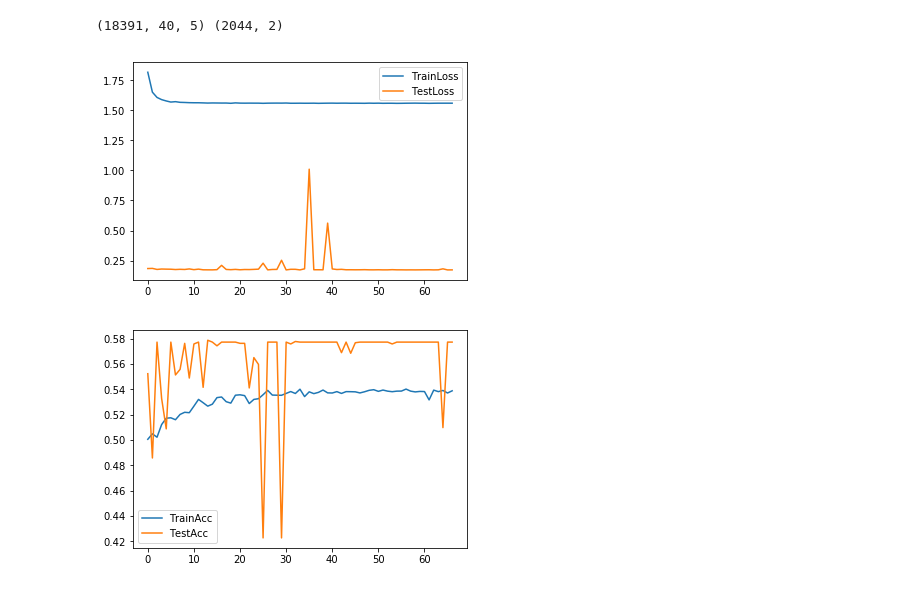
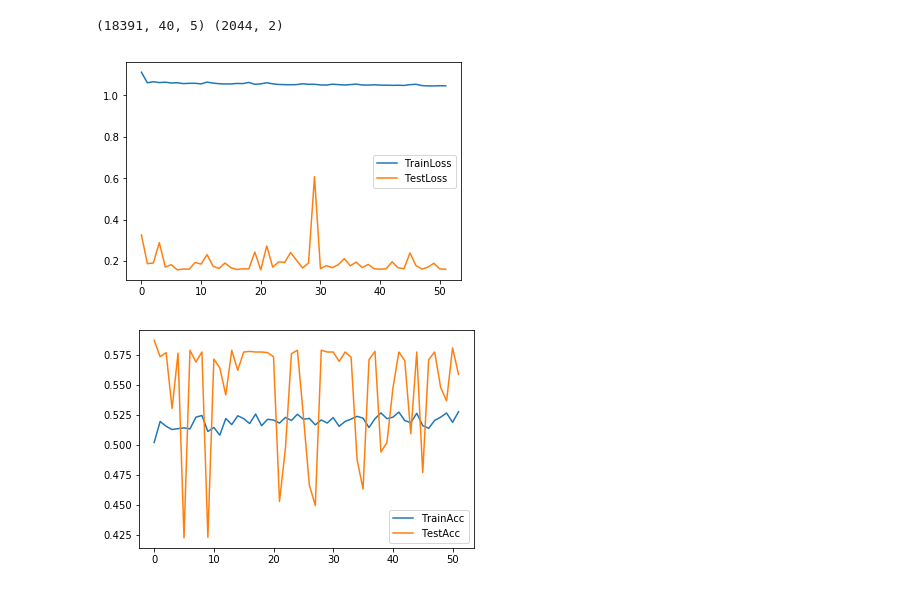
Before and after one commit to sshh12/StockMarketML, a Jupyter notebook: Variation2/TrendPrediction.ipynb, the cells around one changed output. Saved outputs shown, nothing was run; the diff lists cells and outputs as text; code cells hidden in the pictures.

```diff
--- a/Variation2/TrendPrediction.ipynb
+++ b/Variation2/TrendPrediction.ipynb
@@ -22,8 +22,8 @@ Using TensorFlow backend.
 # %%
 # Hyperz
 
-epochs           = 500
-batch_size       = 64
+epochs           = 600
+batch_size       = 32
 
 window_size      = 45
 skip_window_size = 5
@@ -112,7 +112,7 @@ def get_data(stocks):
 
     X, Y = create_timeframed_alldata_data(stocks, window_size=window_size, skip_window_size=skip_window_size)
 
-    Y[:, 1] /= 4. # Norm Change
+    Y[:, 1] /= 5. # Norm Change
 
     return split_data(X, Y, ratio=train_split)
 # %%
@@ -133,26 +133,22 @@ def get_model():
     model.add(LSTM(300, input_shape=(window_size - skip_window_size, emb_size)))
     model.add(BatchNormalization())
     model.add(LeakyReLU())
-    model.add(Dropout(0.2))
 
     model.add(Dense(300))
     model.add(BatchNormalization())
     model.add(LeakyReLU())
-    model.add(Dropout(0.2))
 
     model.add(Dense(300))
     model.add(BatchNormalization())
     model.add(LeakyReLU())
-    model.add(Dropout(0.2))
 
-    model.add(Dense(100))
+    model.add(Dense(300))
     model.add(BatchNormalization())
     model.add(LeakyReLU())
-    model.add(Dropout(0.2))
 
     model.add(Dense(2))
 
-    model.compile(loss='mse', optimizer='adam', metrics=[binacc])
+    model.compile(loss='mse', optimizer=adam(), metrics=[binacc])
 
     return model
 # %%
@@ -168,32 +164,32 @@ if __name__ == "__main__":
 # %%
 # Train
 
 if __name__ == "__main__":
 
     model = get_model()
 
-    reduce_LR = ReduceLROnPlateau(monitor='val_binacc', factor=0.9, patience=30, min_lr=1e-6, verbose=0)
-    e_stopping = EarlyStopping(monitor='val_binacc', patience=52)
+    reduce_LR = ReduceLROnPlateau(monitor='val_loss', factor=0.9, patience=30, min_lr=1e-7, verbose=0)
+    e_stopping = EarlyStopping(monitor='val_binacc', patience=50)
     checkpoint = ModelCheckpoint(os.path.join('..', 'models', 'trend-pred.h5'),
                                  monitor='val_binacc',
                                  verbose=0,
                                  save_best_only=True)
 
     history = model.fit(trainX, trainY, epochs=epochs,
                                         batch_size=batch_size,
                                         validation_data=(testX, testY),
                                         verbose=0,
-                                        callbacks=[e_stopping, checkpoint, reduce_LR])
+                                        callbacks=[e_stopping, checkpoint])
 
     plt.plot(history.history['loss'])
     plt.plot(history.history['val_loss'])
     plt.legend(['TrainLoss', 'TestLoss'])
     plt.show()
 
     plt.plot(history.history['binacc'])
     plt.plot(history.history['val_binacc'])
     plt.legend(['TrainAcc', 'TestAcc'])
     plt.show()
 # %% [output]
-[figure, old version]
+[figure, new version]
-[figure, old version]
+[figure, new version]
```
Also changed, not shown: parts of 1 cell of this notebook, 2 other files.
